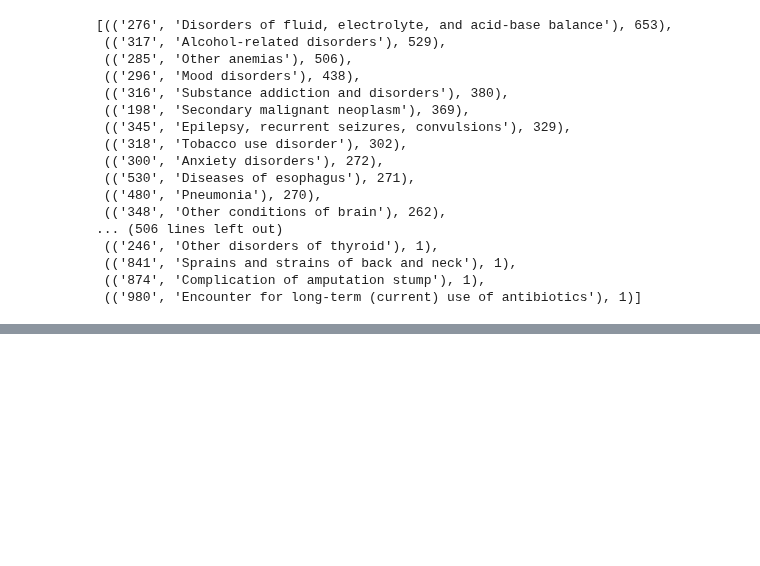
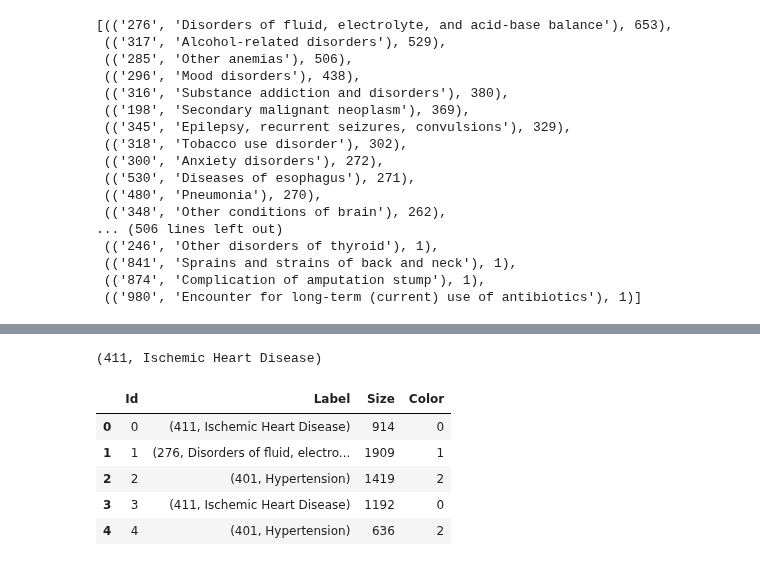
Before and after one commit to ashea2nd/VAE-EHR, a Jupyter notebook: experiments/200402_spectral_analysis_K50_rescaled_svd_knn50 copy/analyze_individual_clusters.ipynb, the cells around one changed output, grey strips where cells are left out. Cells and saved outputs as stored; diff of their text form; code cells hidden in the pictures; blank space fills up the shorter version.

```diff
--- a/experiments/200402_spectral_analysis_K50_rescaled_svd_knn50 copy/analyze_individual_clusters.ipynb
+++ b/experiments/200402_spectral_analysis_K50_rescaled_svd_knn50 copy/analyze_individual_clusters.ipynb
@@ -401,0 +508,4 @@ dict_values([11, 5, 7, 11, 2, 3, 2, 1, 1, 1, 3, 2, 1])
+# %%
+cluster_sizes = sorted(Counter(Y_cluster_labels).items(), key=lambda x: x[0])
+cluster_sizes = [p[1] for p in cluster_sizes]
+cluster_sizes
@@ -401,0 +530,6 @@ dict_values([11, 5, 7, 11, 2, 3, 2, 1, 1, 1, 3, 2, 1])
+# %%
+phecode_color_idx = enumerate(Counter(most_common_phecodes).keys())
+phecode_color_idx = dict([(v, k) for k, v in phecode_color_idx])
+print(phecode_color_idx)
+nodes_colors = [phecode_color_idx[tup] for tup in most_common_phecodes]
+nodes_colors
@@ -401,0 +555,23 @@ dict_values([11, 5, 7, 11, 2, 3, 2, 1, 1, 1, 3, 2, 1])
+# %%
+nodes_labels = []
+for phecode, phenotype in most_common_phecodes:
+    node_label = "({}, {})".format(phecode, phenotype)
+    nodes_labels.append(node_label)
+print(nodes_labels[0])
+
+nodes_dict = {"Id": [i for i in range(50)],
+              "Label": nodes_labels,
+              "Size": cluster_sizes,
+              "Color": nodes_colors}
+nodes_df = pd.DataFrame(nodes_dict)
+nodes_df.to_csv("./tests/nodes.csv", index=False)
+nodes_df = pd.read_csv("./tests/nodes.csv")
+nodes_df.head()
+# %% [output]
+(411, Ischemic Heart Disease)
+|  | Id | Label | Size | Color |
+| 0 | 0 | (411, Ischemic Heart Disease) | 914 | 0 |
+| 1 | 1 | (276, Disorders of fluid, electro... | 1909 | 1 |
+| 2 | 2 | (401, Hypertension) | 1419 | 2 |
+| 3 | 3 | (411, Ischemic Heart Disease) | 1192 | 0 |
+| 4 | 4 | (401, Hypertension) | 636 | 2 |
```
Also changed, not shown: parts of 20 cells of this notebook, 7 other files.
